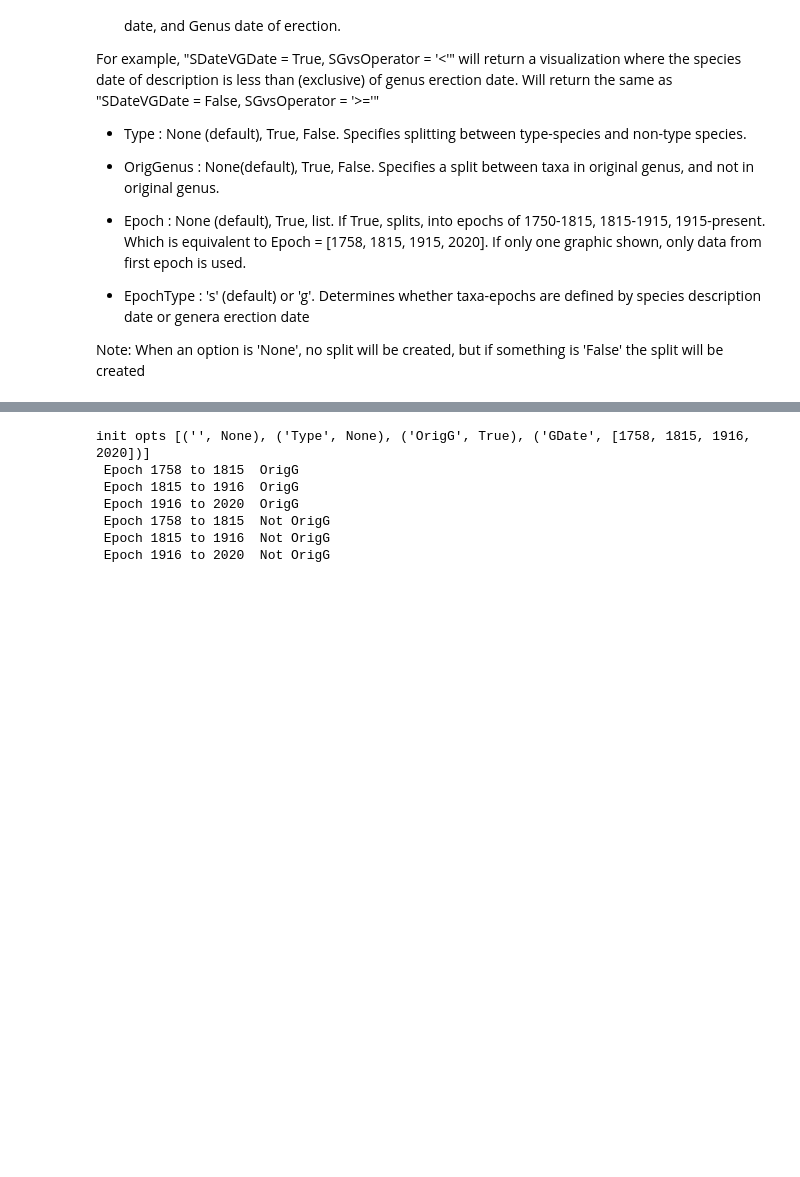
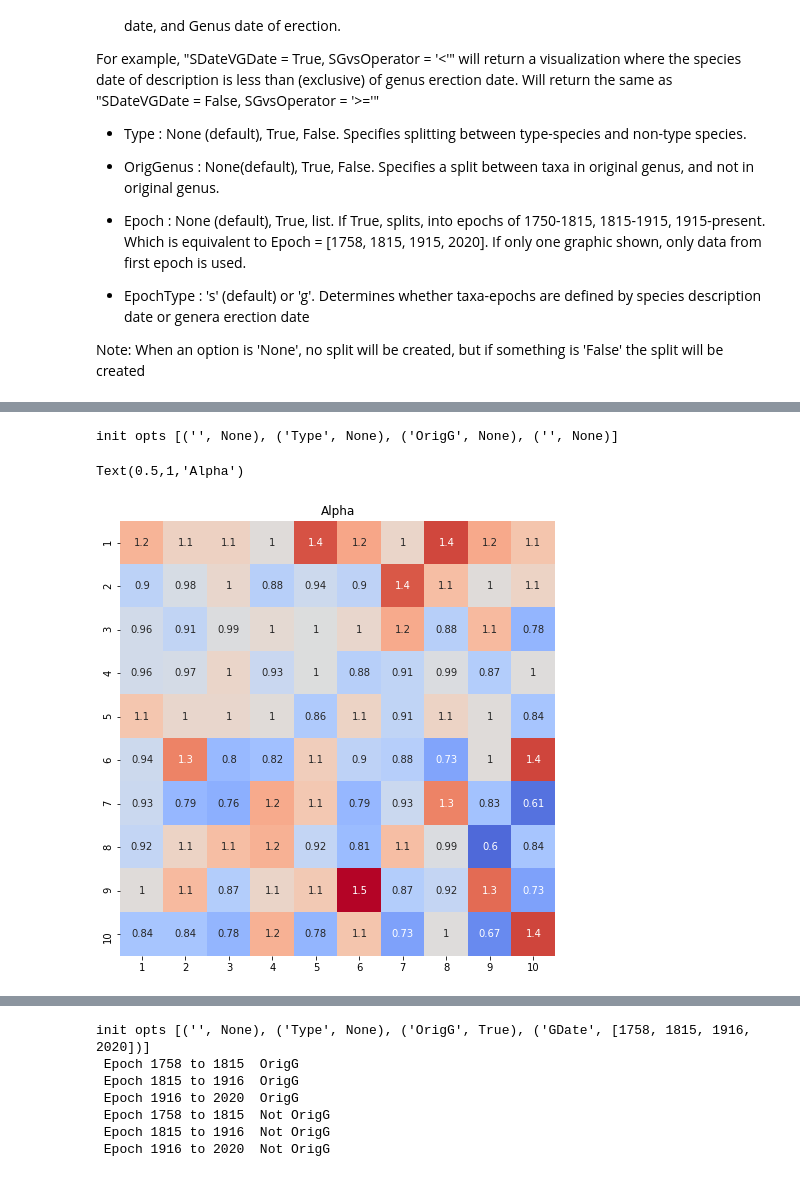
Before and after one commit to wipegup/Capstone, a Jupyter notebook: SeabornGraphing/Seaborn Graphing.ipynb, the cells around one changed output, grey strips where cells are left out. Saved outputs shown, nothing was run; the diff lists cells and outputs as text; code cells hidden in the pictures; blank space fills up the shorter version.

```diff
--- a/SeabornGraphing/Seaborn Graphing.ipynb
+++ b/SeabornGraphing/Seaborn Graphing.ipynb
@@ -66,0 +86,7 @@ init opts [('', None), ('Type', None), ('OrigG', None), ('', None)]
+# %%
+showPlot(alpha)
+plt.title('Alpha')
+# %% [output]
+init opts [('', None), ('Type', None), ('OrigG', None), ('', None)]
+Text(0.5,1,'Alpha')
+[figure, added]
```
Also changed, not shown: parts of 6 cells of this notebook, 10 other files.
